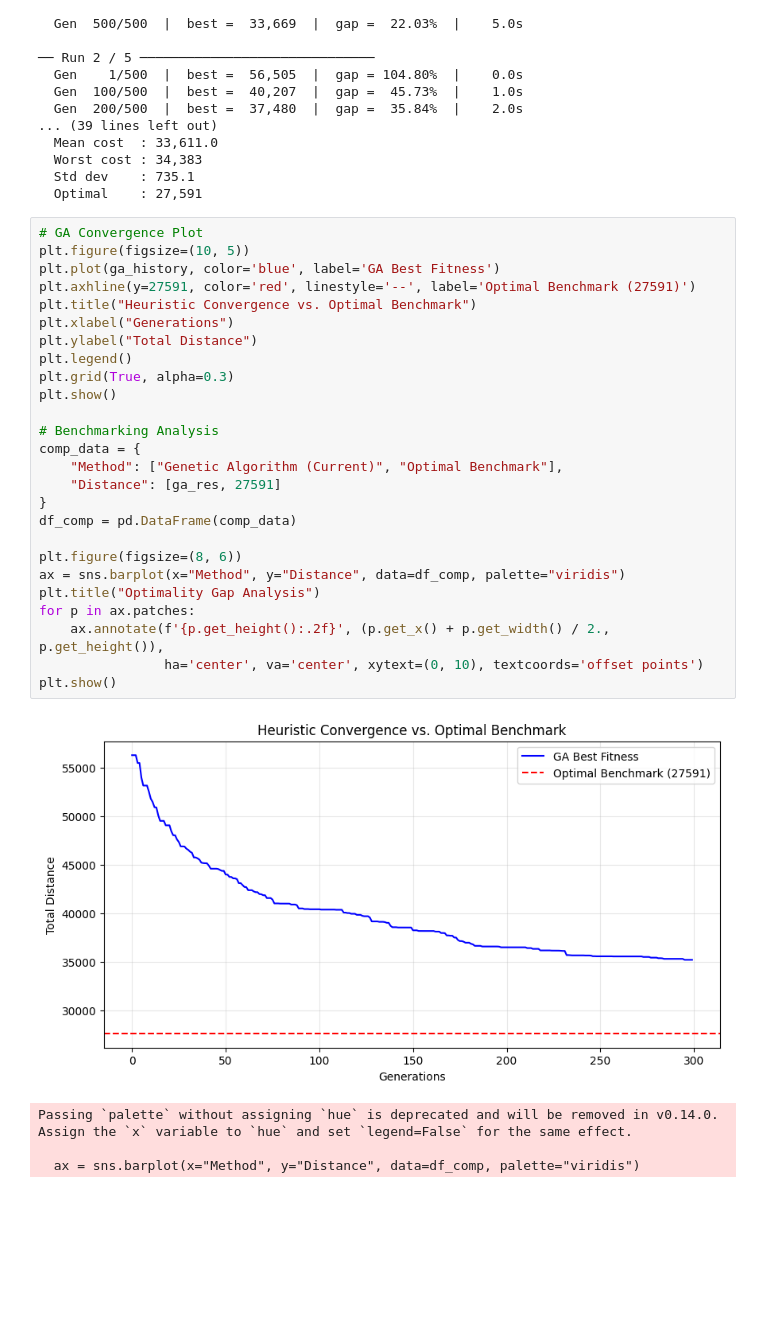
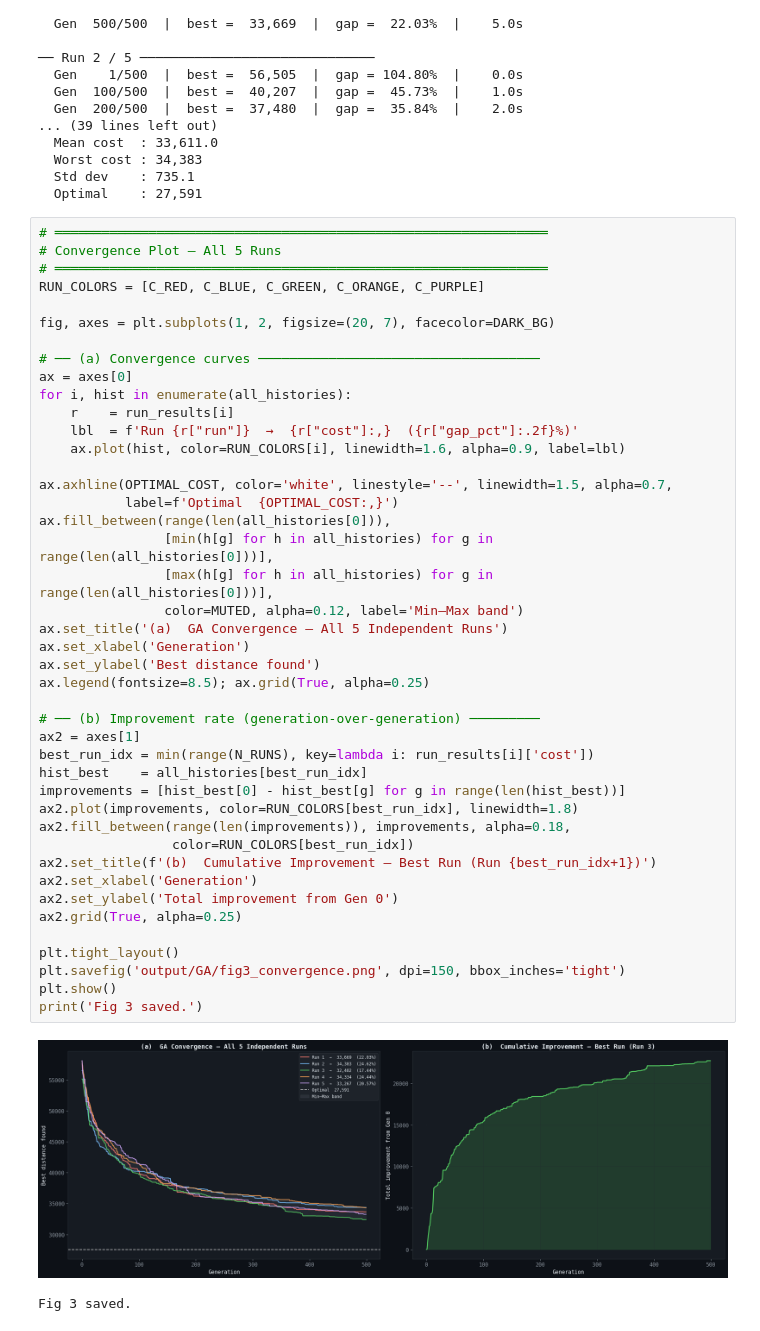
Before and after one commit to ms25940022-boop/IT5082-OM-Assignment, a Jupyter notebook: MS25940022_GA.ipynb, the cells around one changed output. Saved outputs shown, nothing was run; the diff lists cells and outputs as text; blank space fills up the shorter version.

Commit message:
feat: modified new convergence plot and added new Solution Quality Analysis, Route Map, Per-Route Load & Distance Analysis

```diff
--- a/MS25940022_GA.ipynb
+++ b/MS25940022_GA.ipynb
@@ -431,33 +431,48 @@ print(f'  Optimal    : {OPTIMAL_COST:,}')
   Std dev    : 735.1
   Optimal    : 27,591
 # %%
-# GA Convergence Plot
-plt.figure(figsize=(10, 5))
-plt.plot(ga_history, color='blue', label='GA Best Fitness')
-plt.axhline(y=27591, color='red', linestyle='--', label='Optimal Benchmark (27591)')
-plt.title("Heuristic Convergence vs. Optimal Benchmark")
-plt.xlabel("Generations")
-plt.ylabel("Total Distance")
-plt.legend()
-plt.grid(True, alpha=0.3)
+# ═══════════════════════════════════════════════════════════════
+# Convergence Plot — All 5 Runs
+# ═══════════════════════════════════════════════════════════════
+RUN_COLORS = [C_RED, C_BLUE, C_GREEN, C_ORANGE, C_PURPLE]
+
+fig, axes = plt.subplots(1, 2, figsize=(20, 7), facecolor=DARK_BG)
+
+# ── (a) Convergence curves ────────────────────────────────────
+ax = axes[0]
+for i, hist in enumerate(all_histories):
+    r    = run_results[i]
+    lbl  = f'Run {r["run"]}  →  {r["cost"]:,}  ({r["gap_pct"]:.2f}%)'
+    ax.plot(hist, color=RUN_COLORS[i], linewidth=1.6, alpha=0.9, label=lbl)
+
+ax.axhline(OPTIMAL_COST, color='white', linestyle='--', linewidth=1.5, alpha=0.7,
+           label=f'Optimal  {OPTIMAL_COST:,}')
+ax.fill_between(range(len(all_histories[0])),
+                [min(h[g] for h in all_histories) for g in range(len(all_histories[0]))],
+                [max(h[g] for h in all_histories) for g in range(len(all_histories[0]))],
+                color=MUTED, alpha=0.12, label='Min–Max band')
+ax.set_title('(a)  GA Convergence — All 5 Independent Runs')
+ax.set_xlabel('Generation')
+ax.set_ylabel('Best distance found')
+ax.legend(fontsize=8.5); ax.grid(True, alpha=0.25)
+
+# ── (b) Improvement rate (generation-over-generation) ─────────
+ax2 = axes[1]
+best_run_idx = min(range(N_RUNS), key=lambda i: run_results[i]['cost'])
+hist_best    = all_histories[best_run_idx]
+improvements = [hist_best[0] - hist_best[g] for g in range(len(hist_best))]
+ax2.plot(improvements, color=RUN_COLORS[best_run_idx], linewidth=1.8)
+ax2.fill_between(range(len(improvements)), improvements, alpha=0.18,
+                 color=RUN_COLORS[best_run_idx])
+ax2.set_title(f'(b)  Cumulative Improvement — Best Run (Run {best_run_idx+1})')
+ax2.set_xlabel('Generation')
+ax2.set_ylabel('Total improvement from Gen 0')
+ax2.grid(True, alpha=0.25)
+
+plt.tight_layout()
+plt.savefig('output/GA/fig3_convergence.png', dpi=150, bbox_inches='tight')
 plt.show()
-
-# Benchmarking Analysis
-comp_data = {
-    "Method": ["Genetic Algorithm (Current)", "Optimal Benchmark"],
-    "Distance": [ga_res, 27591]
-}
-df_comp = pd.DataFrame(comp_data)
-
-plt.figure(figsize=(8, 6))
-ax = sns.barplot(x="Method", y="Distance", data=df_comp, palette="viridis")
-plt.title("Optimality Gap Analysis")
-for p in ax.patches:
-    ax.annotate(f'{p.get_height():.2f}', (p.get_x() + p.get_width() / 2., p.get_height()),
-                ha='center', va='center', xytext=(0, 10), textcoords='offset points')
-plt.show()
+print('Fig 3 saved.')
 # %% [output]
-[figure, old version]
+[figure, new version]
-Passing `palette` without assigning `hue` is deprecated and will be removed in v0.14.0. Assign the `x` variable to `hue` and set `legend=False` for the same effect.
-
-  ax = sns.barplot(x="Method", y="Distance", data=df_comp, palette="viridis")
+Fig 3 saved.
```
Also changed, not shown: parts of 4 cells of this notebook, 4 other files.
